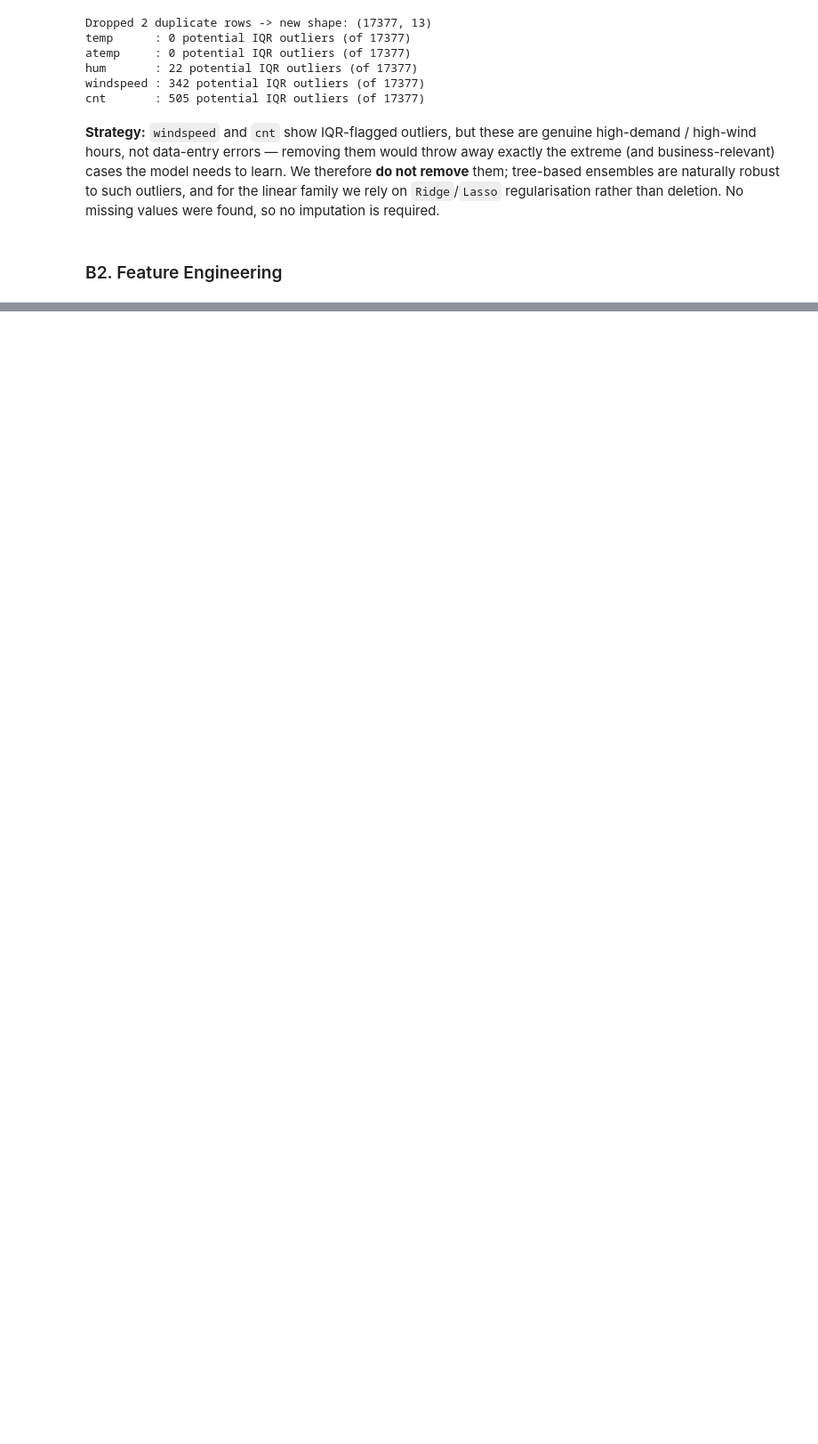
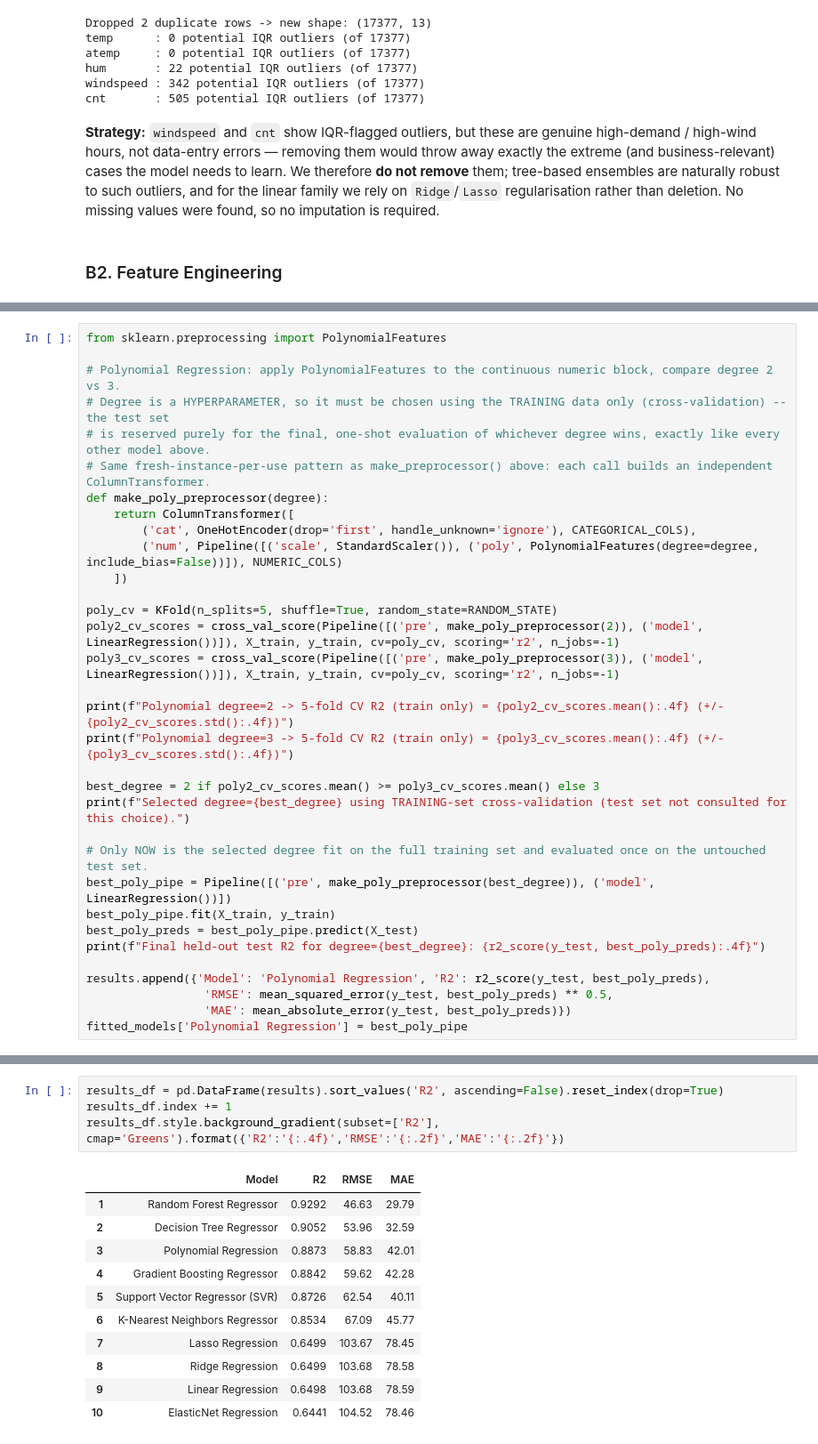
Before and after one commit to djjoy8247408969-netizen/ml_case_study, a Jupyter notebook: regression.ipynb, the cells around one changed output, grey strips where cells are left out. Shown at 89% size. Saved outputs shown, nothing was run; the diff lists cells and outputs as text; blank space fills up the shorter version.

```diff
--- a/regression.ipynb
+++ b/regression.ipynb
@@ -214,0 +341,33 @@ regularisation rather than deletion. No missing values were found, so no imputat
+# %%
+from sklearn.preprocessing import PolynomialFeatures
+
+# Polynomial Regression: apply PolynomialFeatures to the continuous numeric block, compare degree 2 vs 3.
+# Degree is a HYPERPARAMETER, so it must be chosen using the TRAINING data only (cross-validation) -- the test set
+# is reserved purely for the final, one-shot evaluation of whichever degree wins, exactly like every other model above.
+# Same fresh-instance-per-use pattern as make_preprocessor() above: each call builds an independent ColumnTransformer.
+def make_poly_preprocessor(degree):
+    return ColumnTransformer([
+        ('cat', OneHotEncoder(drop='first', handle_unknown='ignore'), CATEGORICAL_COLS),
+        ('num', Pipeline([('scale', StandardScaler()), ('poly', PolynomialFeatures(degree=degree, include_bias=False))]), NUMERIC_COLS)
+    ])
+
+poly_cv = KFold(n_splits=5, shuffle=True, random_state=RANDOM_STATE)
+poly2_cv_scores = cross_val_score(Pipeline([('pre', make_poly_preprocessor(2)), ('model', LinearRegression())]), X_train, y_train, cv=poly_cv, scoring='r2', n_jobs=-1)
+poly3_cv_scores = cross_val_score(Pipeline([('pre', make_poly_preprocessor(3)), ('model', LinearRegression())]), X_train, y_train, cv=poly_cv, scoring='r2', n_jobs=-1)
+
+print(f"Polynomial degree=2 -> 5-fold CV R2 (train only) = {poly2_cv_scores.mean():.4f} (+/- {poly2_cv_scores.std():.4f})")
+print(f"Polynomial degree=3 -> 5-fold CV R2 (train only) = {poly3_cv_scores.mean():.4f} (+/- {poly3_cv_scores.std():.4f})")
+
+best_degree = 2 if poly2_cv_scores.mean() >= poly3_cv_scores.mean() else 3
+print(f"Selected degree={best_degree} using TRAINING-set cross-validation (test set not consulted for this choice).")
+
+# Only NOW is the selected degree fit on the full training set and evaluated once on the untouched test set.
+best_poly_pipe = Pipeline([('pre', make_poly_preprocessor(best_degree)), ('model', LinearRegression())])
+best_poly_pipe.fit(X_train, y_train)
+best_poly_preds = best_poly_pipe.predict(X_test)
+print(f"Final held-out test R2 for degree={best_degree}: {r2_score(y_test, best_poly_preds):.4f}")
+
+results.append({'Model': 'Polynomial Regression', 'R2': r2_score(y_test, best_poly_preds),
+                 'RMSE': mean_squared_error(y_test, best_poly_preds) ** 0.5,
+                 'MAE': mean_absolute_error(y_test, best_poly_preds)})
+fitted_models['Polynomial Regression'] = best_poly_pipe
@@ -214,0 +430,16 @@ regularisation rather than deletion. No missing values were found, so no imputat
+# %%
+results_df = pd.DataFrame(results).sort_values('R2', ascending=False).reset_index(drop=True)
+results_df.index += 1
+results_df.style.background_gradient(subset=['R2'], cmap='Greens').format({'R2':'{:.4f}','RMSE':'{:.2f}','MAE':'{:.2f}'})
+# %% [output]
+|  | Model | R2 | RMSE | MAE |
+| 1 | Random Forest Regressor | 0.9292 | 46.63 | 29.79 |
+| 2 | Decision Tree Regressor | 0.9052 | 53.96 | 32.59 |
+| 3 | Polynomial Regression | 0.8873 | 58.83 | 42.01 |
+| 4 | Gradient Boosting Regressor | 0.8842 | 59.62 | 42.28 |
+| 5 | Support Vector Regressor (SVR) | 0.8726 | 62.54 | 40.11 |
+| 6 | K-Nearest Neighbors Regressor | 0.8534 | 67.09 | 45.77 |
+| 7 | Lasso Regression | 0.6499 | 103.67 | 78.45 |
+| 8 | Ridge Regression | 0.6499 | 103.68 | 78.58 |
+| 9 | Linear Regression | 0.6498 | 103.68 | 78.59 |
+| 10 | ElasticNet Regression | 0.6441 | 104.52 | 78.46 |
```
Also changed, not shown: parts of 46 cells of this notebook.
